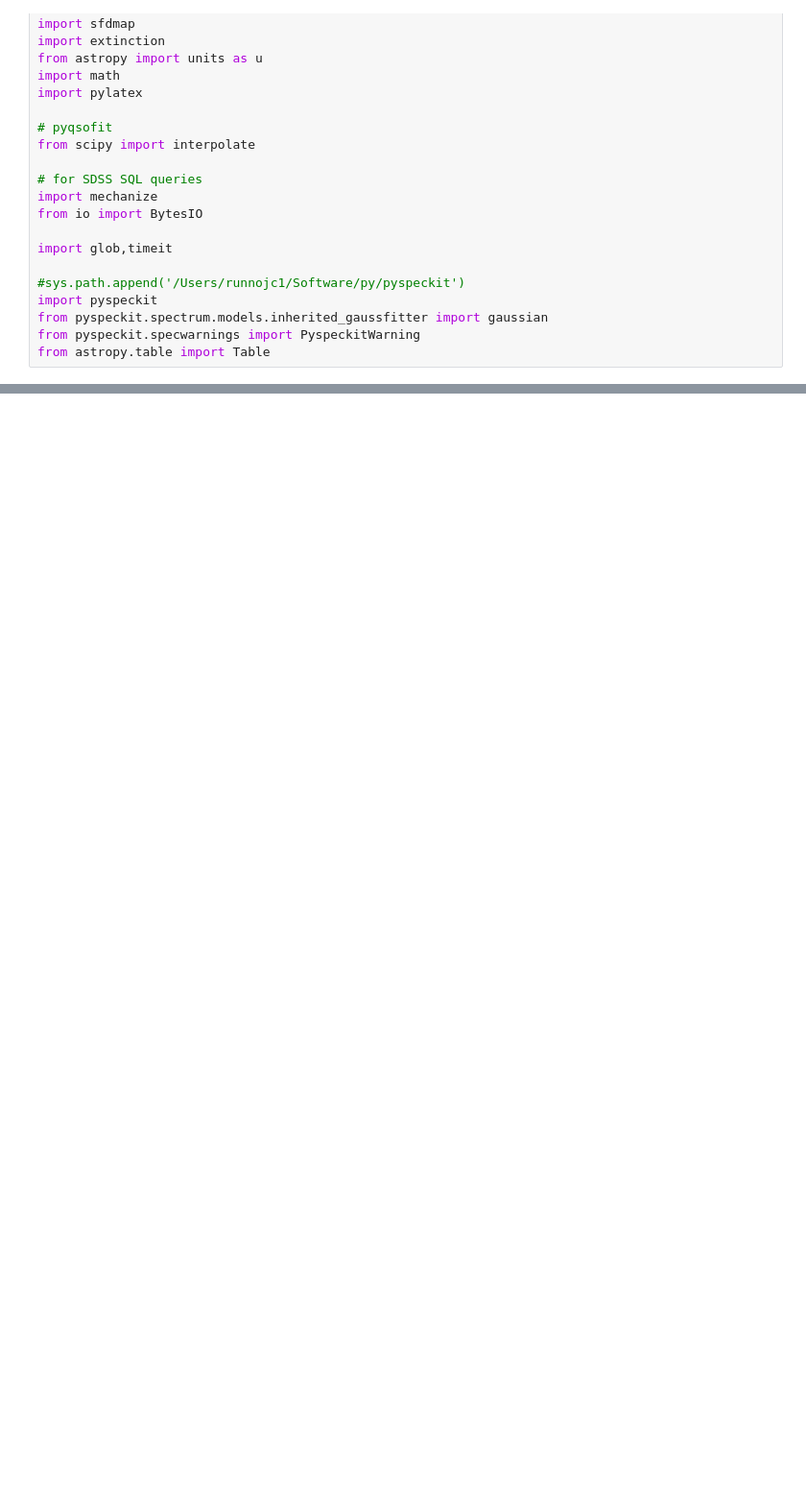
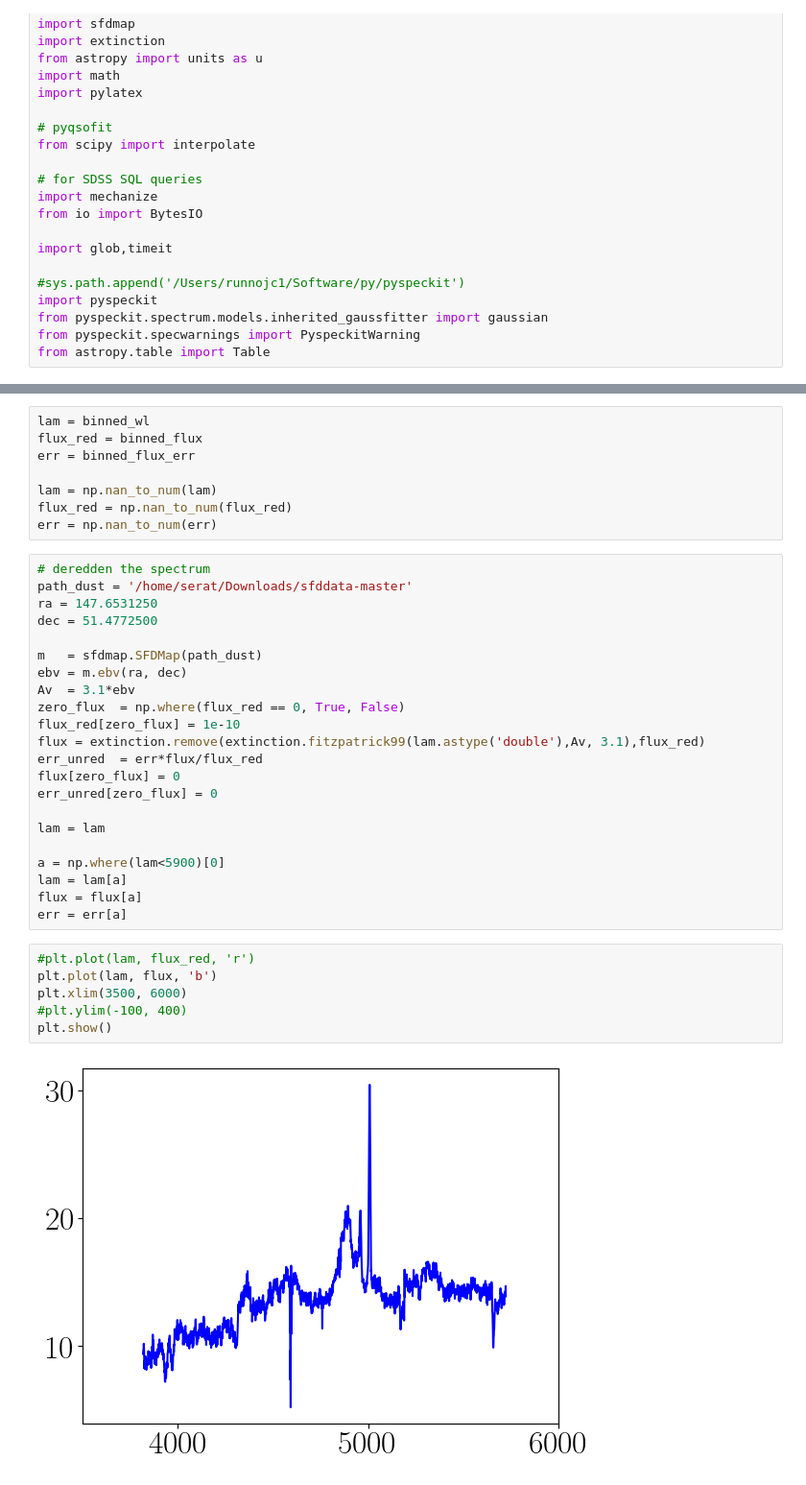
Before and after one commit to seratsaad/j0950, a Jupyter notebook: Hbeta.ipynb, the cells around one changed output, grey strips where cells are left out. Shown: that part at 96% size. Saved outputs shown, nothing was run; the diff lists cells and outputs as text; blank space fills up the shorter version.

```diff
--- a/Hbeta.ipynb
+++ b/Hbeta.ipynb
@@ -103,0 +617,38 @@ plt.show()
+# %%
+lam = binned_wl
+flux_red = binned_flux
+err = binned_flux_err
+
+lam = np.nan_to_num(lam)
+flux_red = np.nan_to_num(flux_red)
+err = np.nan_to_num(err)
+# %%
+# deredden the spectrum
+path_dust = '/home/serat/Downloads/sfddata-master'
+ra = 147.6531250
+dec = 51.4772500
+
+m   = sfdmap.SFDMap(path_dust)
+ebv = m.ebv(ra, dec)
+Av  = 3.1*ebv
+zero_flux  = np.where(flux_red == 0, True, False)
+flux_red[zero_flux] = 1e-10
+flux = extinction.remove(extinction.fitzpatrick99(lam.astype('double'),Av, 3.1),flux_red)
+err_unred  = err*flux/flux_red
+flux[zero_flux] = 0
+err_unred[zero_flux] = 0
+
+lam = lam
+
+a = np.where(lam<5900)[0]
+lam = lam[a]
+flux = flux[a]
+err = err[a]
+# %%
+#plt.plot(lam, flux_red, 'r')
+plt.plot(lam, flux, 'b')
+plt.xlim(3500, 6000)
+#plt.ylim(-100, 400)
+plt.show()
+# %% [output]
+[figure, added]
```
Also changed, not shown: parts of 47 cells of this notebook, 3 other files.
